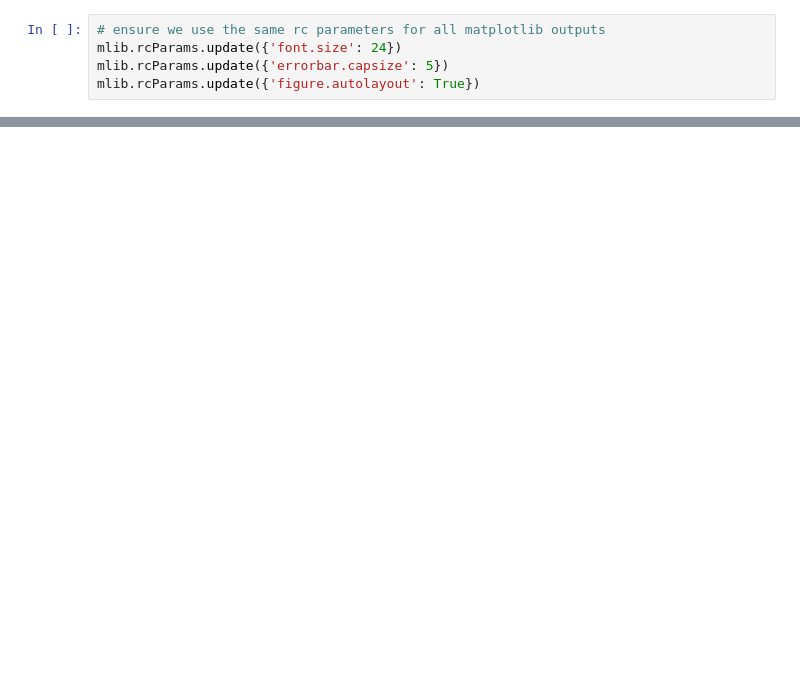
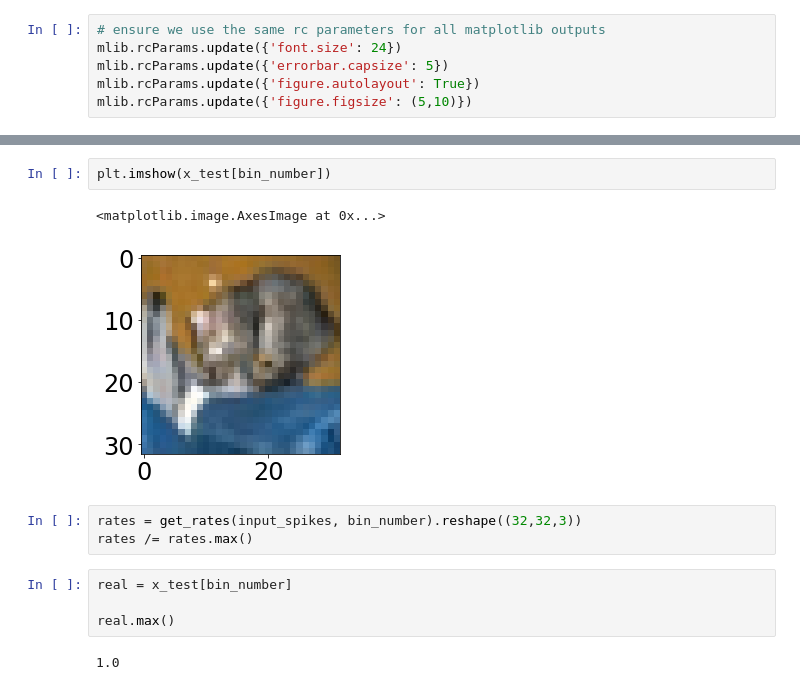
Before and after one commit to pabogdan/pynn_object_serialisation, a Jupyter notebook: pynn_object_serialisation/experiments/dwarf_testing/Cifar testing using VRPSS.ipynb, the cells around one changed output, grey strips where cells are left out. Saved outputs shown, nothing was run; the diff lists cells and outputs as text; blank space fills up the shorter version.

```diff
--- a/pynn_object_serialisation/experiments/dwarf_testing/Cifar testing using VRPSS.ipynb
+++ b/pynn_object_serialisation/experiments/dwarf_testing/Cifar testing using VRPSS.ipynb
@@ -28,6 +29,7 @@ plt.viridis()
 mlib.rcParams.update({'font.size': 24})
 mlib.rcParams.update({'errorbar.capsize': 5})
 mlib.rcParams.update({'figure.autolayout': True})
+mlib.rcParams.update({'figure.figsize': (5,10)})
 # %%
 def get_ordered_layer_names(dictionary):
     layer_names = list(dictionary)
@@ -156,0 +267,14 @@ b'truck'
+# %%
+plt.imshow(x_test[bin_number])
+# %% [output]
+<matplotlib.image.AxesImage at 0x...>
+[figure, added]
+# %%
+rates = get_rates(input_spikes, bin_number).reshape((32,32,3))
+rates /= rates.max()
+# %%
+real = x_test[bin_number]
+
+real.max()
+# %% [output]
+1.0
```
Also changed, not shown: parts of 24 cells of this notebook, 5 other files.
